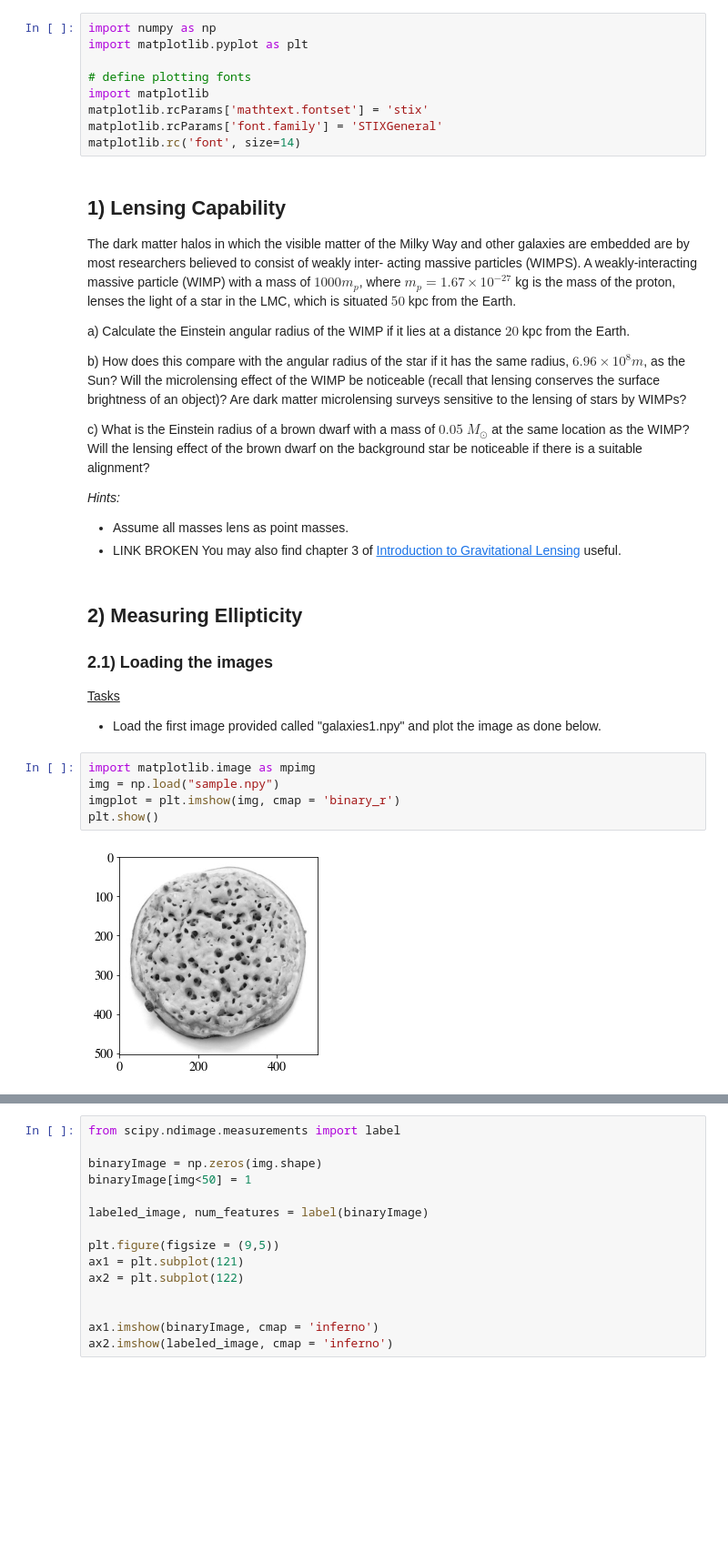
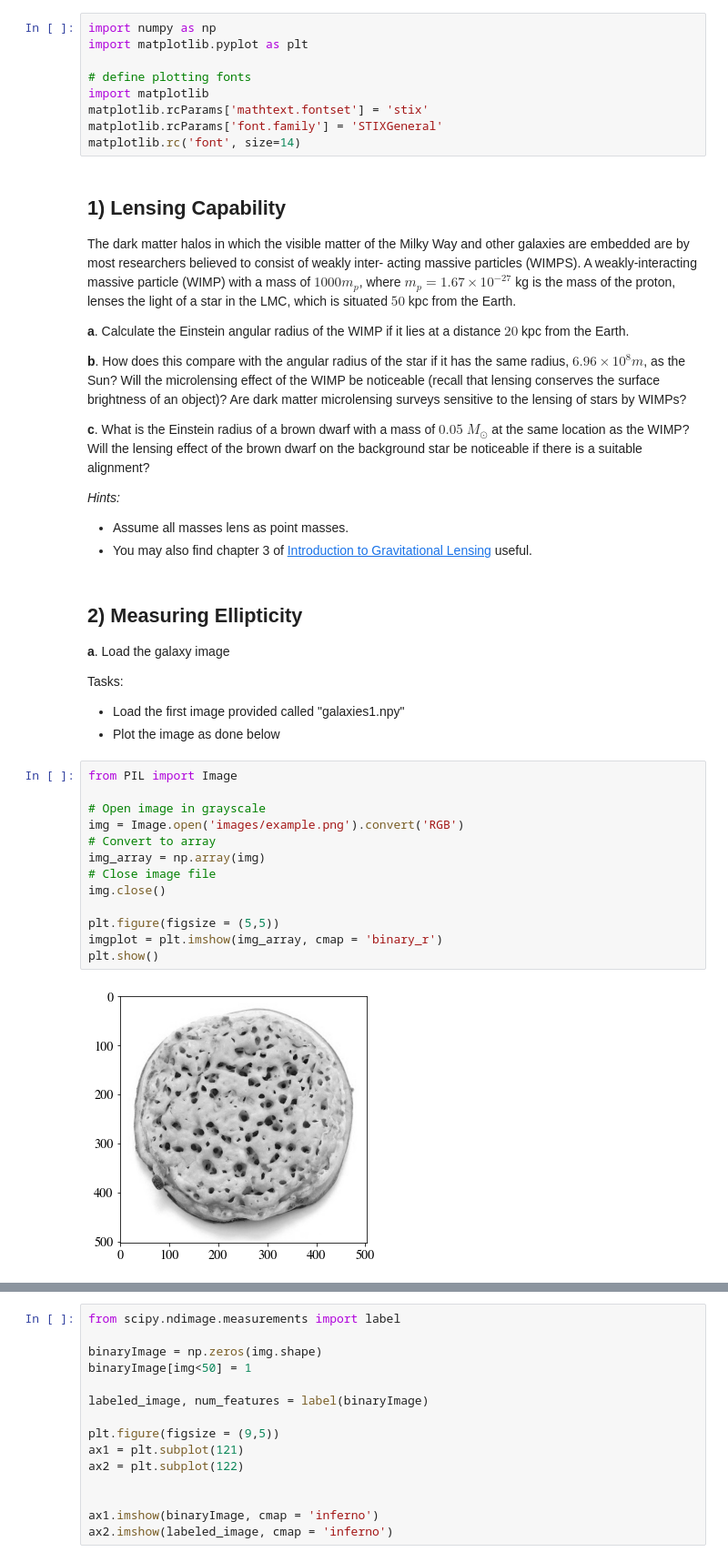
Before and after one commit to Dark-Matter-Textbook/Notebook-Exercises, a Jupyter notebook: Problems/gravitational_lensing/lensing-problems.ipynb, the cells around one changed output, grey strips where cells are left out. Shown at 91% size. Cells and saved outputs as stored; diff of their text form; blank space fills up the shorter version.

Commit message:
Formatted weak lensing problems

```diff
--- a/Problems/gravitational_lensing/lensing-problems.ipynb
+++ b/Problems/gravitational_lensing/lensing-problems.ipynb
@@ -20,36 +20,43 @@ acting massive particles (WIMPS). A weakly-interacting massive particle (WIMP)
 with a mass of $1000m_p$, where $m_p = 1.67 × 10^{−27}$ kg is the mass of the proton,
 lenses the light of a star in the LMC, which is situated $50$ kpc from the Earth.
 
-a) Calculate the Einstein angular radius of the WIMP if it lies at a distance
+<b>a</b>. Calculate the Einstein angular radius of the WIMP if it lies at a distance
 $20$ kpc from the Earth.
 
-b) How does this compare with the angular radius of the star if it has the same
+<b>b</b>. How does this compare with the angular radius of the star if it has the same
 radius, $6.96 × 10^8 m$, as the Sun? Will the microlensing effect of the WIMP be
 noticeable (recall that lensing conserves the surface brightness of an object)? Are
 dark matter microlensing surveys sensitive to the lensing of stars by WIMPs?
 
-c) What is the Einstein radius of a brown dwarf with a mass of $0.05$ $M_{\odot}$ at the
+<b>c</b>. What is the Einstein radius of a brown dwarf with a mass of $0.05$ $M_{\odot}$ at the
 same location as the WIMP? Will the lensing effect of the brown dwarf on the
 background star be noticeable if there is a suitable alignment?
 
 <i>Hints:
 - Assume all masses lens as point masses.
-- LINK BROKEN You may also find chapter 3 of <a href="https://www.ita.uni-heidelberg.de/~jmerten/misc/meneghetti_lensing.pdf">Introduction to Gravitational Lensing</a> useful.
+- You may also find chapter 3 of <a href="https://www.ita.uni-heidelberg.de/~jmerten/misc/meneghetti_lensing.pdf">Introduction to Gravitational Lensing</a> useful.
 </i>
 # %% [markdown]
 <h2>2) Measuring Ellipticity</h2>
 
-<h3>2.1) Loading the images</h3>
+<b>a</b>. Load the galaxy image
 
-<u>Tasks</u>
-<ul>
-    <li>Load the first image provided called "galaxies1.npy" and plot the image as done below.</li>
-</ul>
+Tasks:
+- Load the first image provided called "galaxies1.npy"
+- Plot the image as done below
-# %%
-import matplotlib.image as mpimg
-img = np.load("sample.npy")
-imgplot = plt.imshow(img, cmap = 'binary_r')
-plt.show()
-# %% [output]
-[figure, removed]
+# %%
+from PIL import Image
+
+# Open image in grayscale
+img = Image.open('images/example.png').convert('RGB')
+# Convert to array
+img_array = np.array(img)
+# Close image file
+img.close()
+
+plt.figure(figsize = (5,5))
+imgplot = plt.imshow(img_array, cmap = 'binary_r')
+plt.show()
+# %% [output]
+[figure, added]
 # %% [markdown]
```
Also changed, not shown: parts of 7 cells of this notebook, 10 other files.
